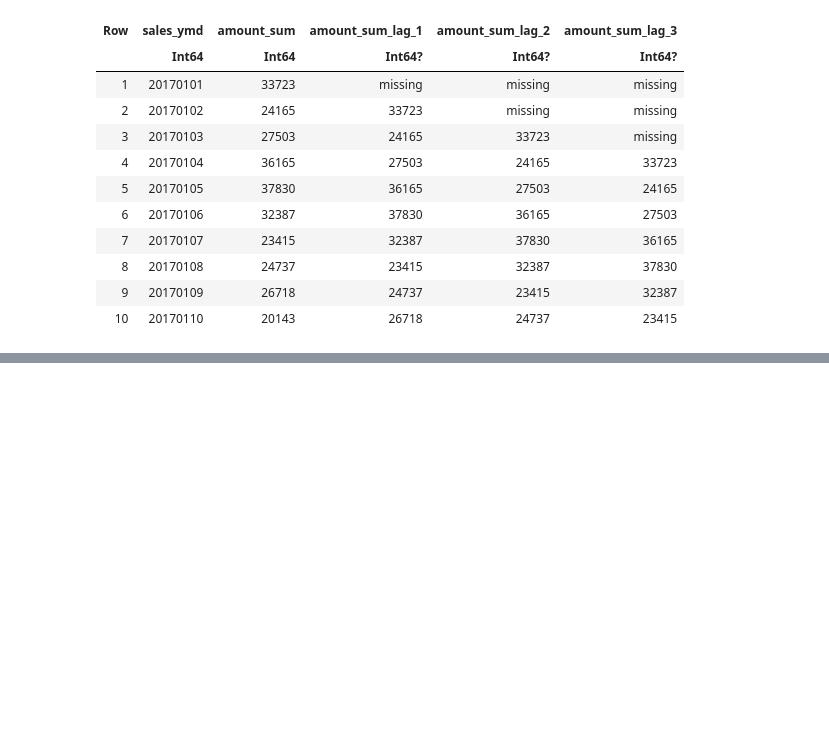
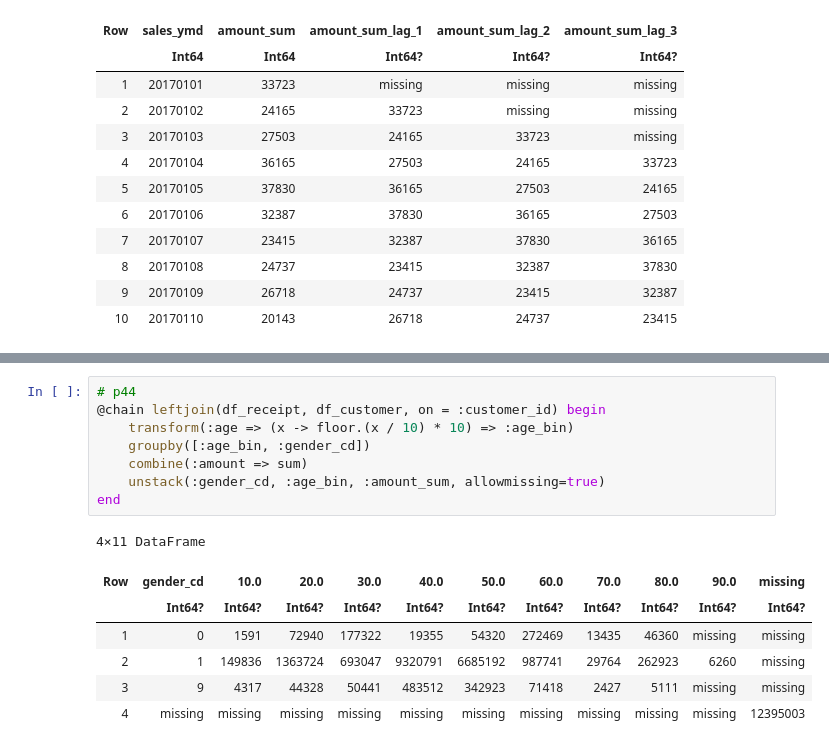
Before and after one commit to SH-UTecon/Julia_Practice, a Jupyter notebook: answers.ipynb, the cells around one changed output, grey strips where cells are left out. Cells and saved outputs as stored; diff of their text form; blank space fills up the shorter version.

```diff
--- a/answers.ipynb
+++ b/answers.ipynb
@@ -838,0 +856,16 @@ end
+# %%
+# p44
+@chain leftjoin(df_receipt, df_customer, on = :customer_id) begin
+    transform(:age => (x -> floor.(x / 10) * 10) => :age_bin)
+    groupby([:age_bin, :gender_cd])
+    combine(:amount => sum)
+    unstack(:gender_cd, :age_bin, :amount_sum, allowmissing=true)
+end
+# %% [output]
+4×11 DataFrame
+| Row | gender_cd | 10.0 | 20.0 | 30.0 | 40.0 | 50.0 | 60.0 | 70.0 | 80.0 | 90.0 | missing |
+|  | Int64? | Int64? | Int64? | Int64? | Int64? | Int64? | Int64? | Int64? | Int64? | Int64? | Int64? |
+| 1 | 0 | 1591 | 72940 | 177322 | 19355 | 54320 | 272469 | 13435 | 46360 | missing | missing |
+| 2 | 1 | 149836 | 1363724 | 693047 | 9320791 | 6685192 | 987741 | 29764 | 262923 | 6260 | missing |
+| 3 | 9 | 4317 | 44328 | 50441 | 483512 | 342923 | 71418 | 2427 | 5111 | missing | missing |
+| 4 | missing | missing | missing | missing | missing | missing | missing | missing | missing | missing | 12395003 |
```
Also changed, not shown: parts of 15 cells of this notebook.
